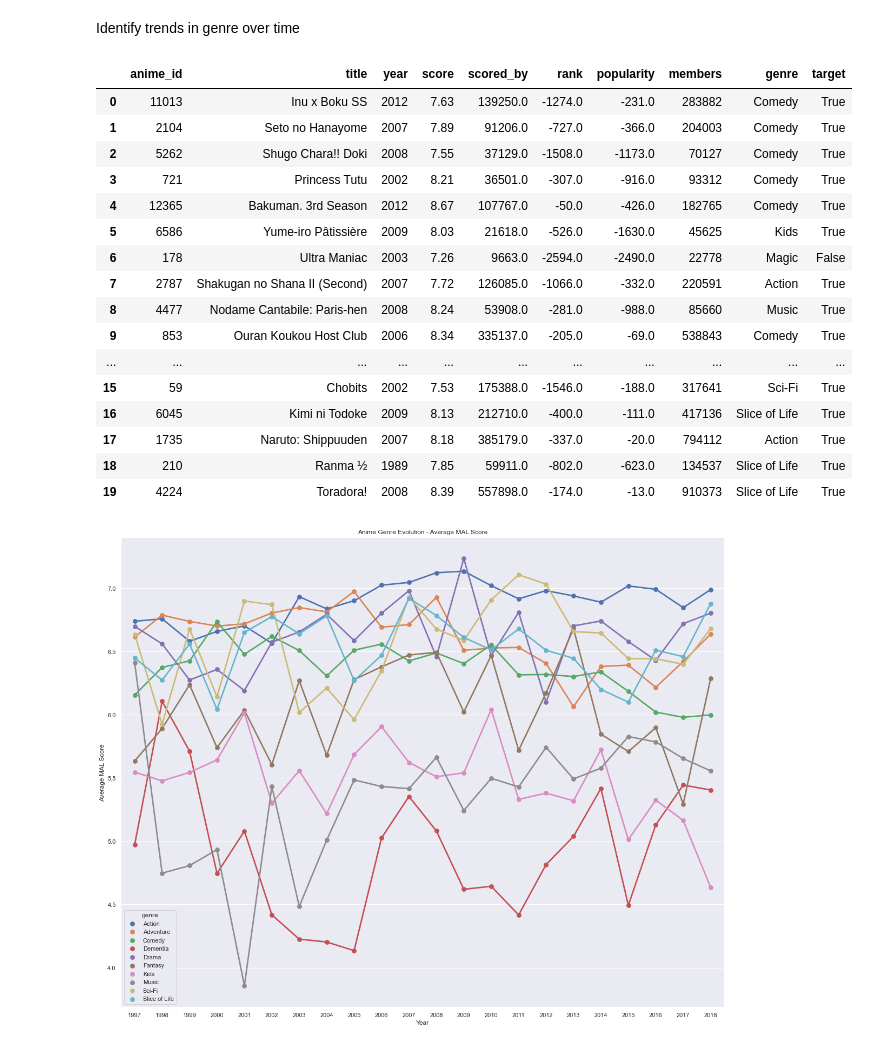
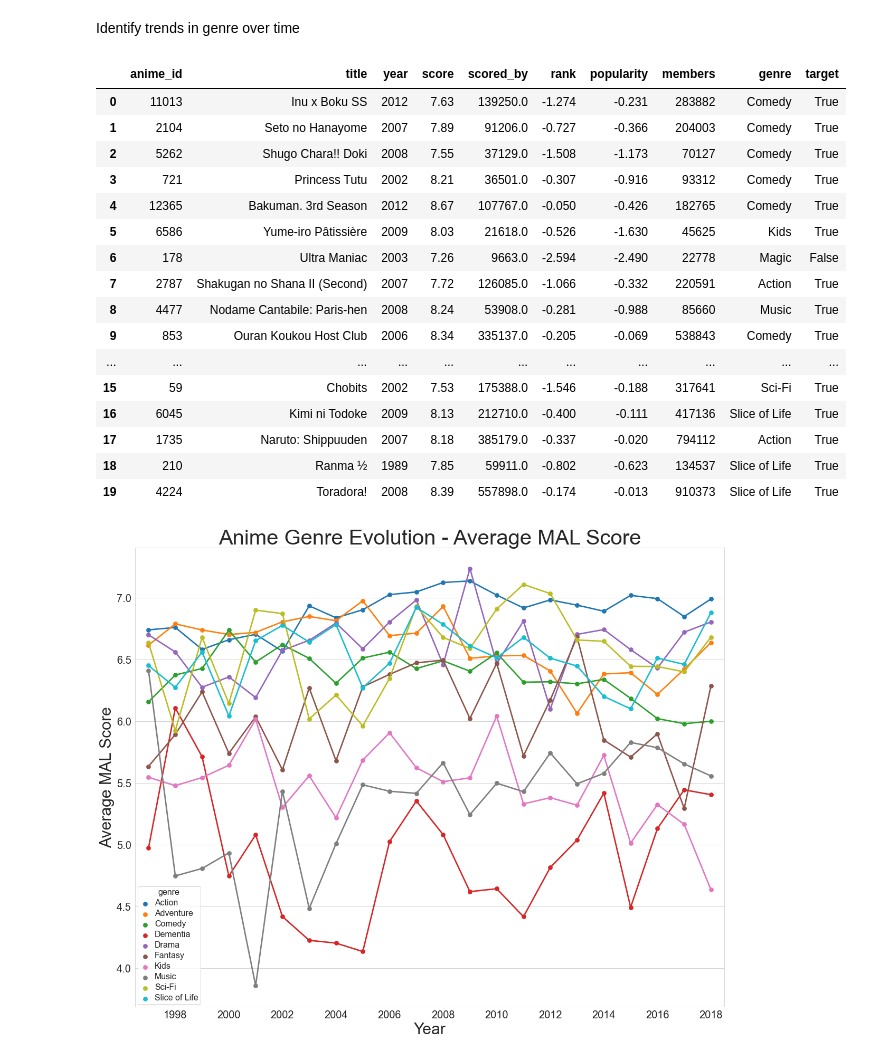
Before and after one commit to salazaru/Susumeru, a Jupyter notebook: src/trends_in_genre.ipynb, the cells around one changed output. Saved outputs shown, nothing was run; the diff lists cells and outputs as text; code cells hidden in the pictures.

```diff
--- a/src/trends_in_genre.ipynb
+++ b/src/trends_in_genre.ipynb
@@ -11,7 +11,7 @@ import matplotlib.pyplot as plt
 
 # local directory
 anime_data = 'anime.csv'
-time_data  = 'start_dates.csv'
+time_data  = 'C:\\Users\\Uri\\Desktop\\data\\start_dates.csv'
 
 # read & import data into pandas data frames
 anime_df = pd.read_csv(anime_data)
@@ -53,8 +53,8 @@ anime_df.rename(columns={'aired_string': 'year'}, inplace=True)
 
 # change popularity magnitude
 #year_genre_df['popularity'] = year_genre_df['popularity'].apply(lambda x: x*-1)
-anime_df.loc[:,'popularity'] *= -1
-anime_df.loc[:,'rank'] *= -1
+anime_df.loc[:,'popularity'] *= -1/1000
+anime_df.loc[:,'rank'] *= -1/1000
 
 # obtain top 10 genres
 anime_df.members = anime_df.members.astype('int32')
@@ -62,57 +62,67 @@ anime_grouped_df = anime_df.groupby('genre')
 top_df = anime_grouped_df['anime_id'].count().reset_index()
 top_df.sort_values('anime_id', ascending=False, inplace=True)
 top_genres_df = top_df.head(n=10)
 
 # filter out genres that are not in the top 10
 top_genres = []
 for genre in top_genres_df['genre']:
     top_genres.append(genre)
 anime_df['target'] = anime_df['genre'].apply(lambda genre: True if genre in top_genres else False)
 target_anime_df = anime_df[anime_df['target'] == True]
 
 # determine the best range of years to analyze
 year_genre_df = target_anime_df.groupby(['year', 'genre'])
 year_df = target_anime_df.groupby('year')
 x = year_df['anime_id'].count()
 # print(x.to_string())        # triple digits appear at 1986...
 
 year_filter_df = target_anime_df[(target_anime_df['year'] >= 1997)]
 year_genre_df = year_filter_df.groupby(['year', 'genre'])
 
-# visualzize the data
-fig, ax = plt.subplots()
-fig.set_size_inches(20, 16)
-sns.set_theme(style="darkgrid")
-sns.pointplot(x='year', y='score', data=year_genre_df['score'].mean().reset_index(), hue='genre', ax=ax)
-plt.title('Anime Genre Evolution - Average MAL Score')
-plt.xlabel('Year')
-plt.ylabel('Average MAL Score')
-
 # time_df.info()
 # anime_df.info()
 # time_df.head(20)
 anime_df.head(20)
 # anime_grouped_df.head(20)
 # top_df.head(20)
 # top_genres_df.head(20)
 # target_anime_df.head(20)
 # %% [output]
 |  | anime_id | title | year | score | scored_by | rank | popularity | members | genre | target |
-| 0 | 11013 | Inu x Boku SS | 2012 | 7.63 | 139250.0 | -1274.0 | -231.0 | 283882 | Comedy | True |
-| 1 | 2104 | Seto no Hanayome | 2007 | 7.89 | 91206.0 | -727.0 | -366.0 | 204003 | Comedy | True |
-| 2 | 5262 | Shugo Chara!! Doki | 2008 | 7.55 | 37129.0 | -1508.0 | -1173.0 | 70127 | Comedy | True |
-| 3 | 721 | Princess Tutu | 2002 | 8.21 | 36501.0 | -307.0 | -916.0 | 93312 | Comedy | True |
-| 4 | 12365 | Bakuman. 3rd Season | 2012 | 8.67 | 107767.0 | -50.0 | -426.0 | 182765 | Comedy | True |
-| 5 | 6586 | Yume-iro Pâtissière | 2009 | 8.03 | 21618.0 | -526.0 | -1630.0 | 45625 | Kids | True |
-| 6 | 178 | Ultra Maniac | 2003 | 7.26 | 9663.0 | -2594.0 | -2490.0 | 22778 | Magic | False |
-| 7 | 2787 | Shakugan no Shana II (Second) | 2007 | 7.72 | 126085.0 | -1066.0 | -332.0 | 220591 | Action | True |
-| 8 | 4477 | Nodame Cantabile: Paris-hen | 2008 | 8.24 | 53908.0 | -281.0 | -988.0 | 85660 | Music | True |
-| 9 | 853 | Ouran Koukou Host Club | 2006 | 8.34 | 335137.0 | -205.0 | -69.0 | 538843 | Comedy | True |
+| 0 | 11013 | Inu x Boku SS | 2012 | 7.63 | 139250.0 | -1.274 | -0.231 | 283882 | Comedy | True |
+| 1 | 2104 | Seto no Hanayome | 2007 | 7.89 | 91206.0 | -0.727 | -0.366 | 204003 | Comedy | True |
+| 2 | 5262 | Shugo Chara!! Doki | 2008 | 7.55 | 37129.0 | -1.508 | -1.173 | 70127 | Comedy | True |
+| 3 | 721 | Princess Tutu | 2002 | 8.21 | 36501.0 | -0.307 | -0.916 | 93312 | Comedy | True |
+| 4 | 12365 | Bakuman. 3rd Season | 2012 | 8.67 | 107767.0 | -0.050 | -0.426 | 182765 | Comedy | True |
+| 5 | 6586 | Yume-iro Pâtissière | 2009 | 8.03 | 21618.0 | -0.526 | -1.630 | 45625 | Kids | True |
+| 6 | 178 | Ultra Maniac | 2003 | 7.26 | 9663.0 | -2.594 | -2.490 | 22778 | Magic | False |
+| 7 | 2787 | Shakugan no Shana II (Second) | 2007 | 7.72 | 126085.0 | -1.066 | -0.332 | 220591 | Action | True |
+| 8 | 4477 | Nodame Cantabile: Paris-hen | 2008 | 8.24 | 53908.0 | -0.281 | -0.988 | 85660 | Music | True |
+| 9 | 853 | Ouran Koukou Host Club | 2006 | 8.34 | 335137.0 | -0.205 | -0.069 | 538843 | Comedy | True |
 | ... | ... | ... | ... | ... | ... | ... | ... | ... | ... | ... |
-| 15 | 59 | Chobits | 2002 | 7.53 | 175388.0 | -1546.0 | -188.0 | 317641 | Sci-Fi | True |
-| 16 | 6045 | Kimi ni Todoke | 2009 | 8.13 | 212710.0 | -400.0 | -111.0 | 417136 | Slice of Life | True |
-| 17 | 1735 | Naruto: Shippuuden | 2007 | 8.18 | 385179.0 | -337.0 | -20.0 | 794112 | Action | True |
-| 18 | 210 | Ranma ½ | 1989 | 7.85 | 59911.0 | -802.0 | -623.0 | 134537 | Slice of Life | True |
-| 19 | 4224 | Toradora! | 2008 | 8.39 | 557898.0 | -174.0 | -13.0 | 910373 | Slice of Life | True |
+| 15 | 59 | Chobits | 2002 | 7.53 | 175388.0 | -1.546 | -0.188 | 317641 | Sci-Fi | True |
+| 16 | 6045 | Kimi ni Todoke | 2009 | 8.13 | 212710.0 | -0.400 | -0.111 | 417136 | Slice of Life | True |
+| 17 | 1735 | Naruto: Shippuuden | 2007 | 8.18 | 385179.0 | -0.337 | -0.020 | 794112 | Action | True |
+| 18 | 210 | Ranma ½ | 1989 | 7.85 | 59911.0 | -0.802 | -0.623 | 134537 | Slice of Life | True |
+| 19 | 4224 | Toradora! | 2008 | 8.39 | 557898.0 | -0.174 | -0.013 | 910373 | Slice of Life | True |
-[figure, removed]
+# %%
+# plot against score
+fig, ax = plt.subplots()
+fig.set_size_inches(20, 16)
+b = sns.pointplot(x='year', y='score', data=year_genre_df['score'].mean().reset_index(), hue='genre', ax=ax)
+b.axes.set_title("Anime Genre Evolution - Average MAL Score", fontsize=40)
+b.set_xlabel("Year",fontsize=30)
+b.set_ylabel("Average MAL Score",fontsize=30)
+b.set_yticklabels(b.get_yticks(), size = 20)
+_, xlabels = plt.xticks()
+b.set_xticklabels(xlabels, size=20)
+sns.set_style('whitegrid')
+plt.setp(ax.get_legend().get_texts(), fontsize='16') # for legend text
+plt.setp(ax.get_legend().get_title(), fontsize='16') # for legend title
+plt.setp(ax.get_xticklabels()[::2], visible=False)
+
+score = b.get_figure()
+score.savefig('score.png')
+# %% [output]
+[figure, added]
 # %%
```
Also changed, not shown: parts of 4 cells of this notebook, 9 other files.
